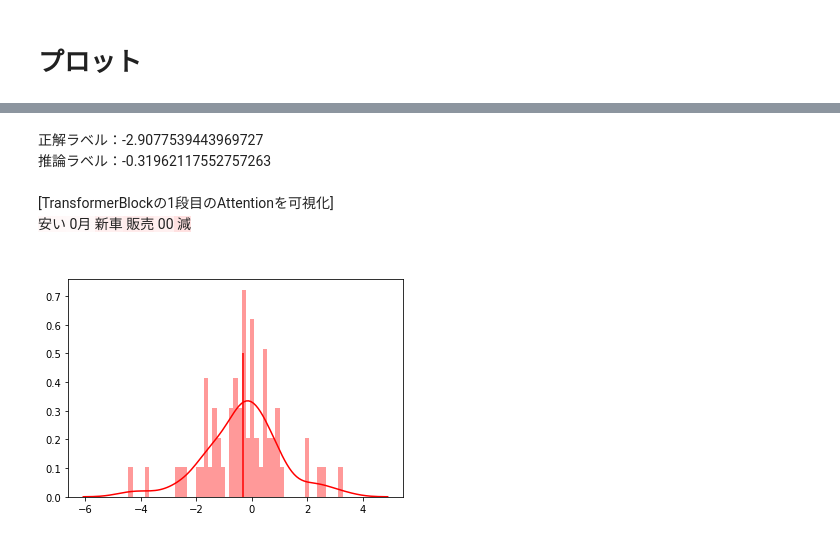
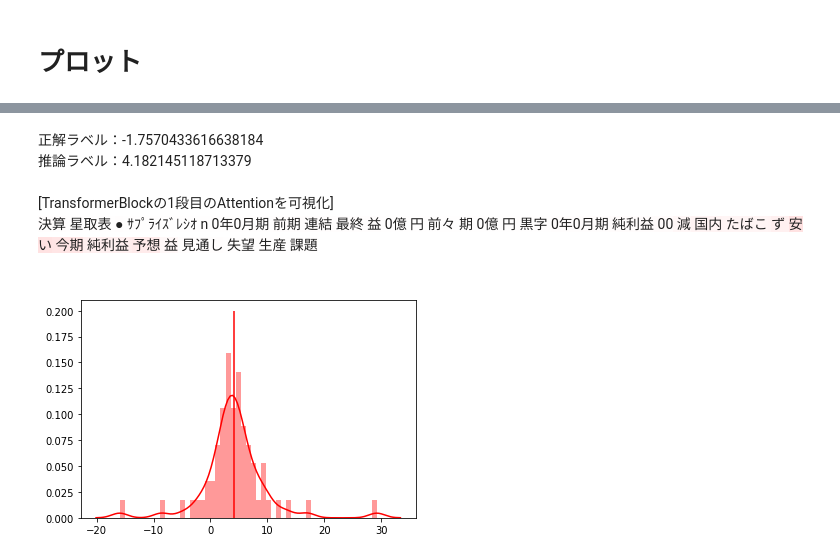
Before and after one commit to ShogoAkiyama/rltorch2, a Jupyter notebook: sentiment/iqn/EDA.ipynb, the cells around one changed output, grey strips where cells are left out. Saved outputs shown, nothing was run; the diff lists cells and outputs as text; code cells hidden in the pictures.

```diff
--- a/sentiment/iqn/EDA.ipynb
+++ b/sentiment/iqn/EDA.ipynb
@@ -351,5 +386,5 @@ plt.plot(thred_list, win_list)
 # %%
-actions = np.where(sr > 5, 1, 0)
+actions = np.where(sr > 10, 1, 0)
 epi_rewards = rewards * actions
 plt.plot(epi_rewards.cumsum())
 epi_rewards.sum()
@@ -360,14 +395,18 @@ epi_rewards.sum()
 ## distの最小値がthred以下の時
 # %%
 thred_list = []
-reward_list = []
+mean_list = []
+std_list = []
 win_list = []
 minv = cvar_q.min(axis=1)
 
 for thred in np.arange(minv.min(), minv.max(), 0.1):
     actions = np.where(minv > thred, 1, 0)
-    epi_rewards = (rewards * actions).sum()
+    epi_rewards = (rewards * actions)
+    mean = epi_rewards.mean()
+    std = epi_rewards.std()
     win_list.append(sum(rewards * actions > 0) / sum(actions > 0))
 
     thred_list.append(thred)
-    reward_list.append(epi_rewards)
+    mean_list.append(mean)
+    std_list.append(std)
@@ -400,12 +437,12 @@ for i in range(start, N):
     # 普通の分布
     sns.distplot(curr_q[i], bins=51, color='red', ax=ax[i - start][0], label=str(rewards[i]))
     mean = np.round(curr_q[i].mean(), 5)
-    ax[i - start][0].vlines(mean, ymin=0, ymax=1.5, color='red', label=str(mean))
+    ax[i - start][0].vlines(mean, ymin=0, ymax=0.5, color='red', label=str(mean))
 
     # CVaR
     sns.distplot(cvar_q[i], bins=51, color='blue', ax=ax[i - start][1], label=str(rewards[i]))
     mean = np.round(cvar_q[i].mean(), 5)
-    ax[i - start][1].vlines(mean, ymin=0, ymax=1.5, color='blue', label=str(mean))
+    ax[i - start][1].vlines(mean, ymin=0, ymax=0.5, color='blue', label=str(mean))
 
     ax[i-start][0].legend()
     ax[i-start][1].legend()
@@ -414,5 +451,5 @@ for i in range(start, N):
 # %%
-for word in states[0]:
+for word in states[11]:
     print(TEXT.vocab.itos[word])
 # %% [output]
 <cls>
@@ -498,23 +535,23 @@ def mk_html(sentence, attens, reward, pred):
 
     return html
 # %%
-idx = 45
+idx = 54
 attn = attns[idx,:]
 html_output = mk_html(states[idx], attn, rewards[idx], curr_q.mean(axis=1)[idx])
 #                                            y[idx].item(),
 #                                            pred[idx].item())
 # 普通の分布
 sns.distplot(curr_q[idx], bins=51, color='red', label=str(rewards[i]))
 mean = np.round(curr_q[idx].mean(), 5)
-plt.vlines(mean, ymin=0, ymax=0.5, color='red', label=str(mean))
+plt.vlines(mean, ymin=0, ymax=0.2, color='red', label=str(mean))
 
 HTML(html_output)
 # %% [output]
-正解ラベル：-2.9077539443969727
-推論ラベル：-0.31962117552757263
+正解ラベル：-1.7570433616638184
+推論ラベル：4.182145118713379
 [TransformerBlockの1段目のAttentionを可視化]
-安い 0月 新車 販売 00 減
+決算 星取表 ● ｻﾌﾟﾗｲｽﾞﾚｼｵ n 0年0月期 前期 連結 最終 益 0億 円 前々 期 0億 円 黒字 0年0月期 純利益 00 減 国内 たばこ ず 安い 今期 純利益 予想 益 見通し 失望 生産 課題
-[figure, old version]
+[figure, new version]
 # %%
 mean = curr_q.mean(axis=1)
 print(len(mean[mean > 0]), ' ', len(mean[mean < 0]))
```
Also changed, not shown: parts of 44 cells of this notebook, 7 other files.
